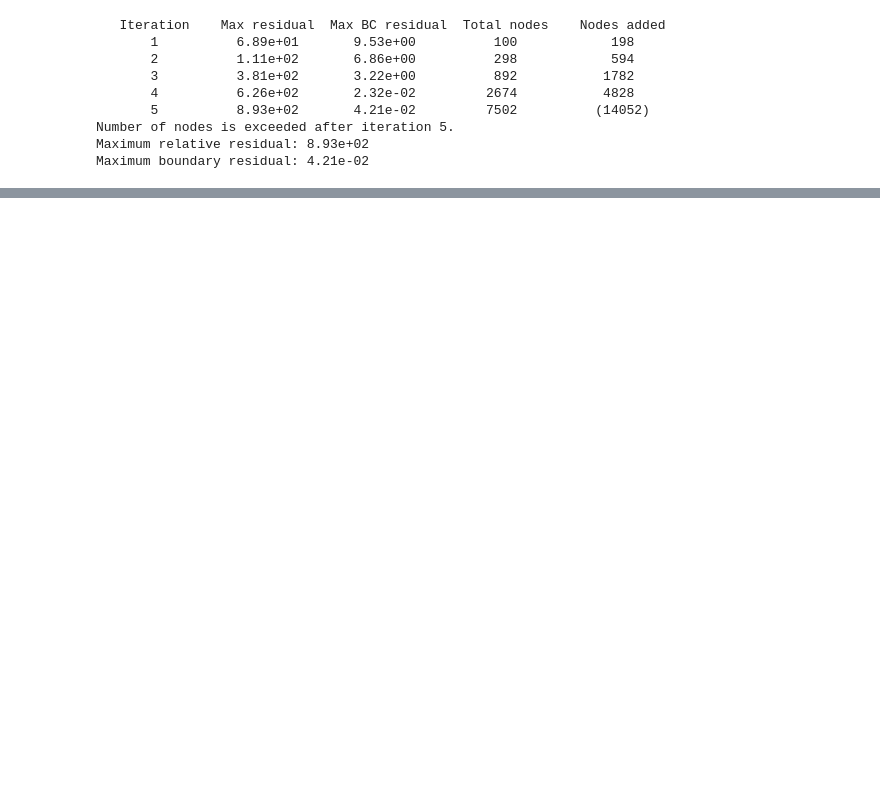
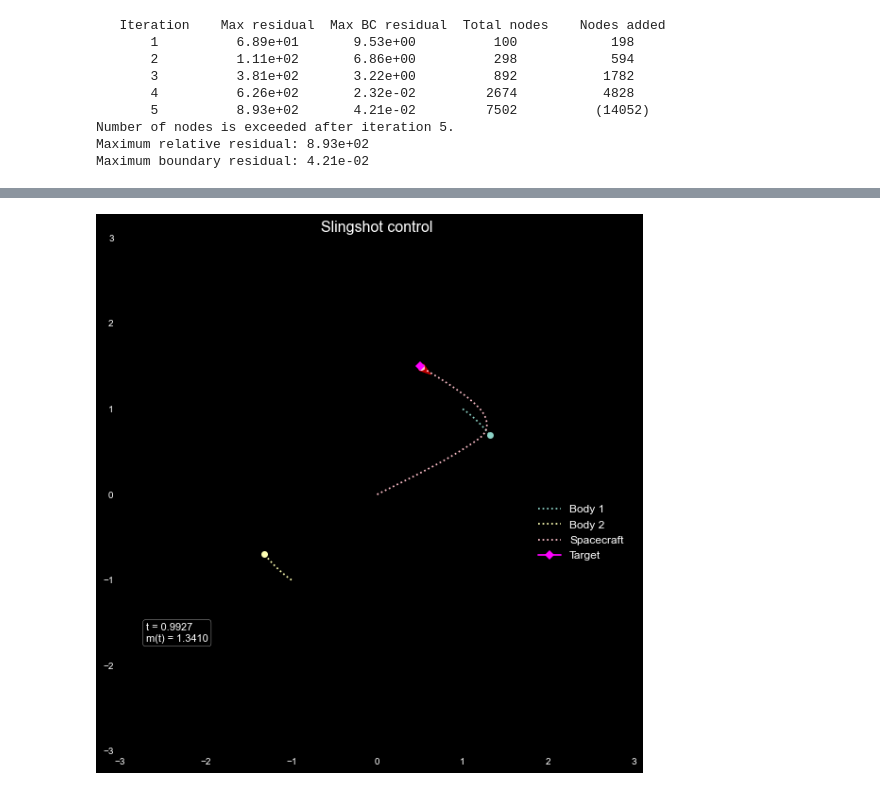
Before and after one commit to samcochran/optimal-spacecraft-control, a Jupyter notebook: Code/optimal_euclidean.ipynb, the cells around one changed output, grey strips where cells are left out. Saved outputs shown, nothing was run; the diff lists cells and outputs as text; code cells hidden in the pictures; blank space fills up the shorter version.

```diff
--- a/Code/optimal_euclidean.ipynb
+++ b/Code/optimal_euclidean.ipynb
@@ -96,0 +66,7 @@ x(t_f) =  [0.50157442 1.49710382]
+# %%
+%run plotting
+
+plt.style.use("dark_background")
+animate_control(sol, sol2, u, pos_guess, target, "slingshot_control_test", title="Slingshot control", lim=(-3,3))
+# %% [output]
+[figure, added]
```
Also changed, not shown: parts of 8 cells of this notebook, 1 other file.
